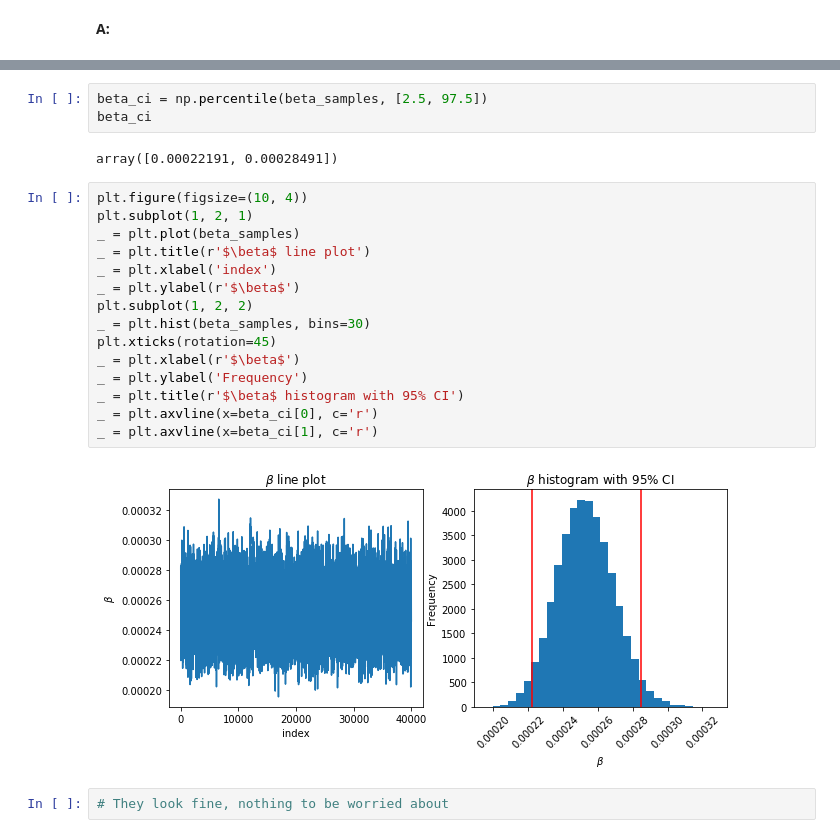
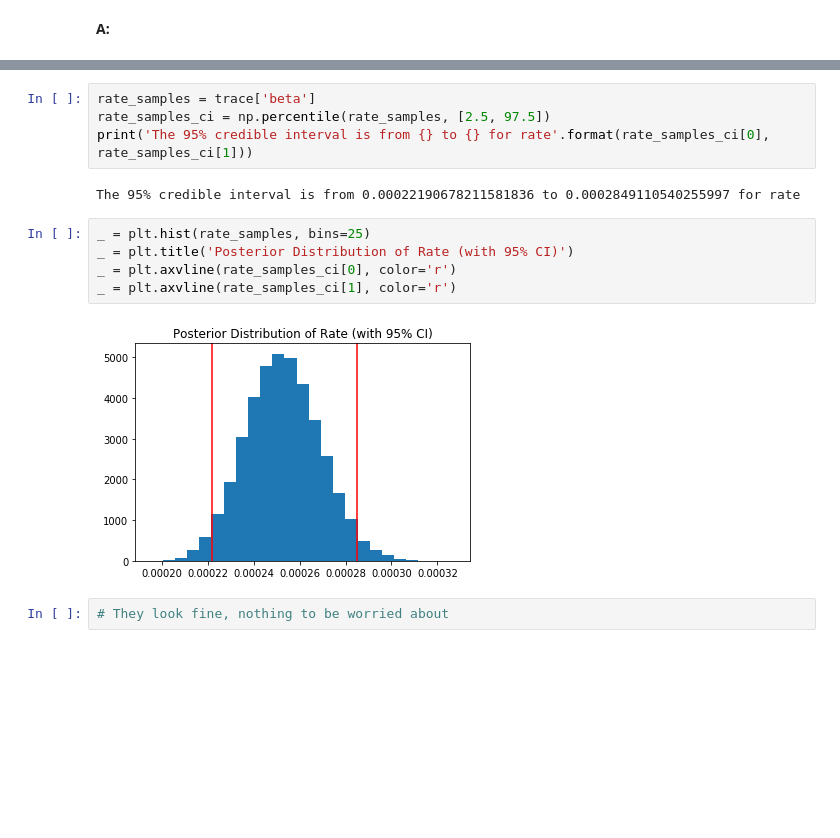
Before and after one commit to c0dster202/Capstone-1, a Jupyter notebook: inferential_statistics_3-Q.ipynb, the cells around one changed output, grey strips where cells are left out. Saved outputs shown, nothing was run; the diff lists cells and outputs as text; blank space fills up the shorter version.

```diff
--- a/inferential_statistics_3-Q.ipynb
+++ b/inferential_statistics_3-Q.ipynb
@@ -189,25 +149,16 @@ _ = plt.axvline(x=alpha_ci[1], c='r')
-# %%
-beta_ci = np.percentile(beta_samples, [2.5, 97.5])
-beta_ci
-# %% [output]
-array([0.00022191, 0.00028491])
-# %%
-plt.figure(figsize=(10, 4))
-plt.subplot(1, 2, 1)
-_ = plt.plot(beta_samples)
-_ = plt.title(r'$\beta$ line plot')
-_ = plt.xlabel('index')
-_ = plt.ylabel(r'$\beta$')
-plt.subplot(1, 2, 2)
-_ = plt.hist(beta_samples, bins=30)
-plt.xticks(rotation=45)
-_ = plt.xlabel(r'$\beta$')
-_ = plt.ylabel('Frequency')
-_ = plt.title(r'$\beta$ histogram with 95% CI')
-_ = plt.axvline(x=beta_ci[0], c='r')
-_ = plt.axvline(x=beta_ci[1], c='r')
-# %% [output]
-[figure, removed]
+# %%
+rate_samples = trace['beta']
+rate_samples_ci = np.percentile(rate_samples, [2.5, 97.5])
+print('The 95% credible interval is from {} to {} for rate'.format(rate_samples_ci[0], rate_samples_ci[1]))
+# %% [output]
+The 95% credible interval is from 0.00022190678211581836 to 0.0002849110540255997 for rate
+# %%
+_ = plt.hist(rate_samples, bins=25)
+_ = plt.title('Posterior Distribution of Rate (with 95% CI)')
+_ = plt.axvline(rate_samples_ci[0], color='r')
+_ = plt.axvline(rate_samples_ci[1], color='r')
+# %% [output]
+[figure, added]
 # %%
 # They look fine, nothing to be worried about
 # %% [markdown]
```
Also changed, not shown: parts of 15 cells of this notebook.
